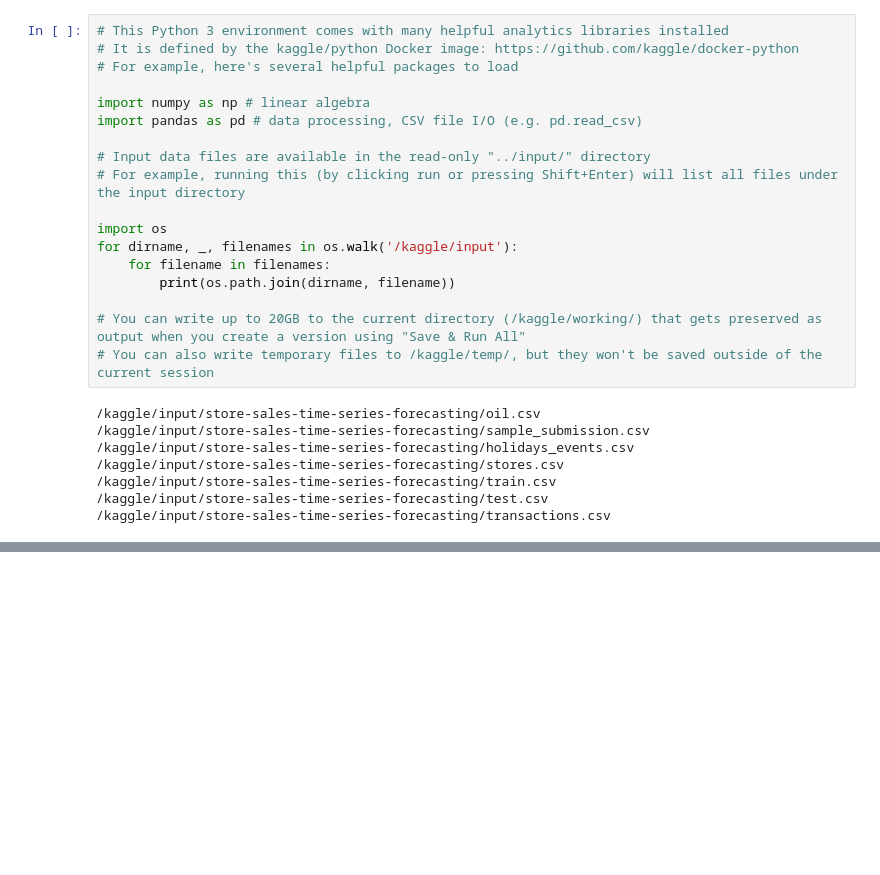
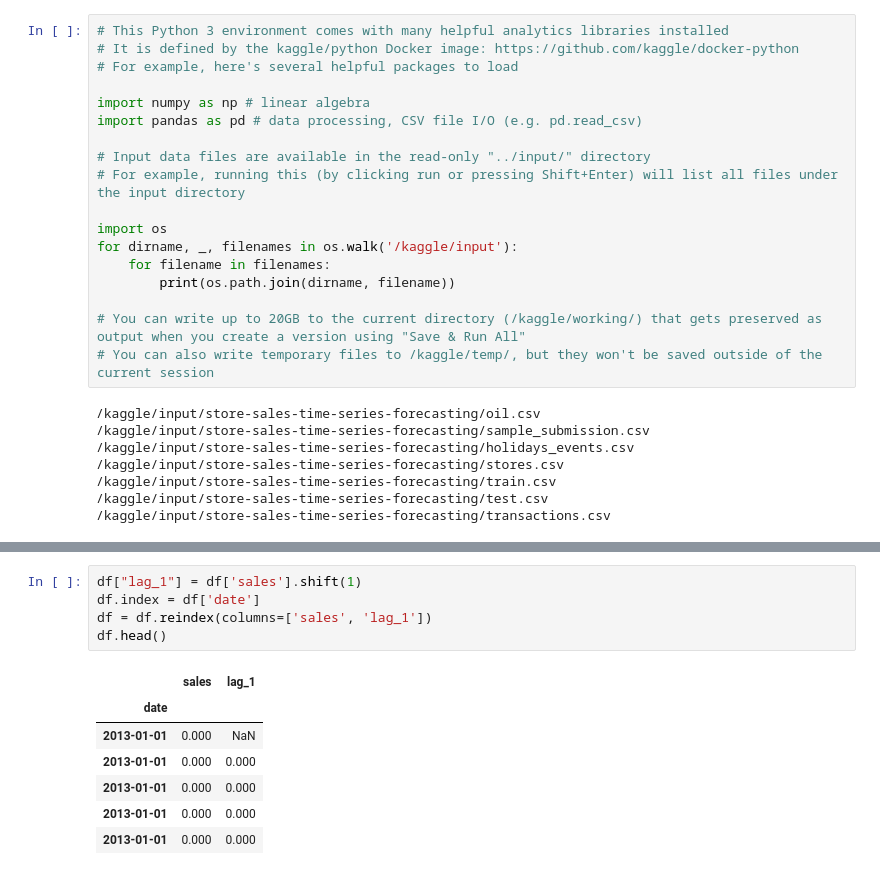
Before and after one commit to akilees/kaggle-store-sales, a Jupyter notebook: explore_data.ipynb, the cells around one changed output, grey strips where cells are left out. Cells and saved outputs as stored; diff of their text form; blank space fills up the shorter version.

```diff
--- a/explore_data.ipynb
+++ b/explore_data.ipynb
@@ -26,0 +90,13 @@ for dirname, _, filenames in os.walk('/kaggle/input'):
+# %%
+df["lag_1"] = df['sales'].shift(1)
+df.index = df['date']
+df = df.reindex(columns=['sales', 'lag_1'])
+df.head()
+# %% [output]
+|  | sales | lag_1 |
+| date |  |  |
+| 2013-01-01 | 0.000 | NaN |
+| 2013-01-01 | 0.000 | 0.000 |
+| 2013-01-01 | 0.000 | 0.000 |
+| 2013-01-01 | 0.000 | 0.000 |
+| 2013-01-01 | 0.000 | 0.000 |
```
Also changed, not shown: parts of 6 cells of this notebook.
